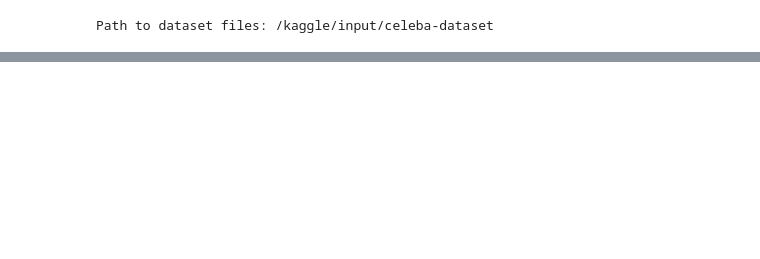
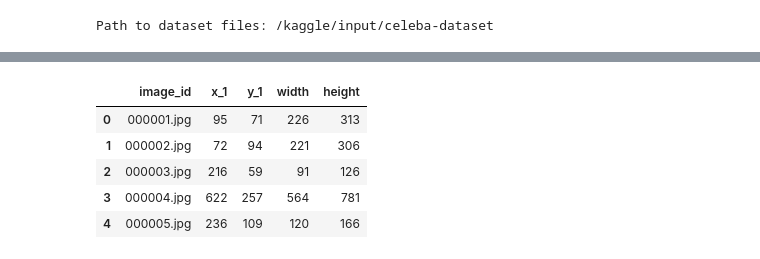
Before and after one commit to haroonkhan02/Advanced-Facial-Recognition-Spoof-Detection-System, a Jupyter notebook: Advanced_Facial_Recognition_&_Spoof_Detection_System.ipynb, the cells around one changed output, grey strips where cells are left out. Drawn from its saved outputs; the diff is of its cells as text; code cells hidden in the pictures; blank space fills up the shorter version.

```diff
--- a/Advanced_Facial_Recognition_&_Spoof_Detection_System.ipynb
+++ b/Advanced_Facial_Recognition_&_Spoof_Detection_System.ipynb
@@ -15,0 +40,10 @@ import pandas as pd
+# %%
+df2 = pd.read_csv(path + '/list_bbox_celeba.csv')
+df2.head()
+# %% [output]
+|  | image_id | x_1 | y_1 | width | height |
+| 0 | 000001.jpg | 95 | 71 | 226 | 313 |
+| 1 | 000002.jpg | 72 | 94 | 221 | 306 |
+| 2 | 000003.jpg | 216 | 59 | 91 | 126 |
+| 3 | 000004.jpg | 622 | 257 | 564 | 781 |
+| 4 | 000005.jpg | 236 | 109 | 120 | 166 |
```
Also changed, not shown: parts of 6 cells of this notebook.
